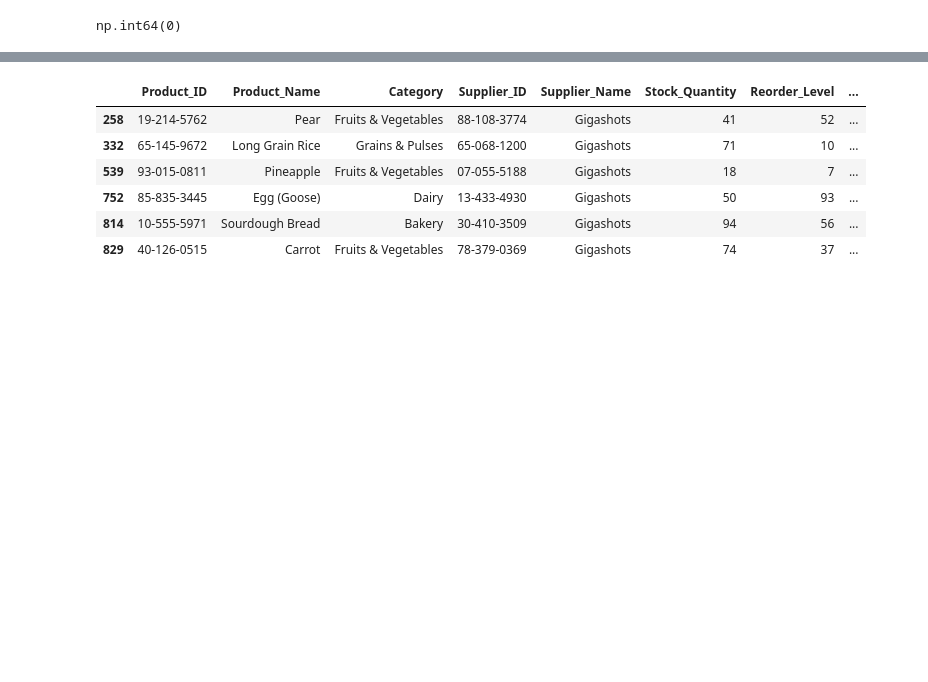
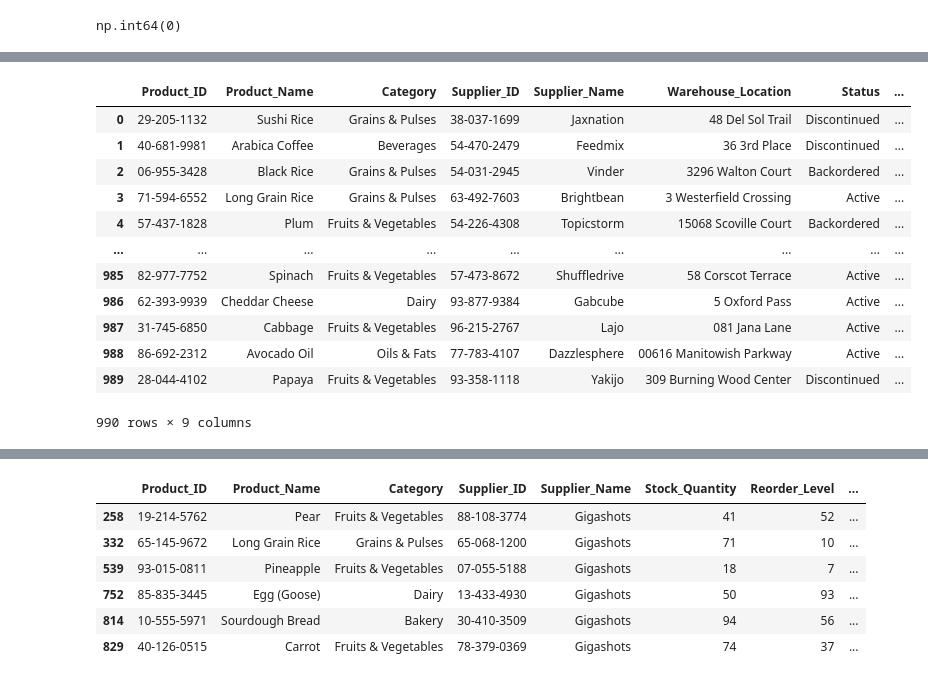
Before and after one commit to rbalbinotti/smart-supply-chain-ai, a Jupyter notebook: notebooks/01-mod_demand_inventory.ipynb, the cells around one changed output, grey strips where cells are left out. Cells and saved outputs as stored; diff of their text form; code cells hidden in the pictures; blank space fills up the shorter version.

```diff
--- a/notebooks/01-mod_demand_inventory.ipynb
+++ b/notebooks/01-mod_demand_inventory.ipynb
@@ -299,0 +423,6 @@ Name: Product_ID, dtype: int64
+# %%
+# calculate Total Values
+column_inventory.update({'Stock_Value': 'The total monetary value of the current stock (Stock Quantity * Unit Price).',
+                         'Reorder_Value': 'The total monetary value of the reorder quantity (Reorder Quantity * Unit Price).'})
+df['Stock_Value'] = (df['Stock_Quantity'] * df['Unit_Price'])
+df['Reorder_Value'] = (df['Reorder_Quantity'] * df['Unit_Price'])
@@ -299,0 +443,9 @@ Name: Product_ID, dtype: int64
+# %%
+# create Stock Percent Total Value
+df['Stock_Value(%)'] = (df['Stock_Value'] / (df['Stock_Value'].sum())) * 100
+
+# create Reorder Percent Total Value
+df['Reorder_Value(%)'] =  (df['Reorder_Value'] / (df['Reorder_Value'].sum())) * 100
+
+# Lead Time in days
+df['LeadTime(days)'] = (df['Date_Received'] - df['Last_Order_Date']).dt.days
@@ -299,0 +458,3 @@ Name: Product_ID, dtype: int64
+# %%
+# Expiration Date in days
+df['Days_For_Expiration'] = (df['Expiration_Date'] - df['Date_Received']).dt.days
@@ -299,0 +463,3 @@ Name: Product_ID, dtype: int64
+# %%
+df['Expiration_Status'] = np.where(df['Days_For_Expiration'] < 0, 'Expired',
+         np.where(df['Days_For_Expiration'] < 30, 'Nearing', 'Safe'))
@@ -299,0 +485,16 @@ Name: Product_ID, dtype: int64
+# %%
+df.select_dtypes(['category', 'object'])
+# %% [output]
+|  | Product_ID | Product_Name | Category | Supplier_ID | Supplier_Name | Warehouse_Location | Status | ... |
+| 0 | 29-205-1132 | Sushi Rice | Grains & Pulses | 38-037-1699 | Jaxnation | 48 Del Sol Trail | Discontinued | ... |
+| 1 | 40-681-9981 | Arabica Coffee | Beverages | 54-470-2479 | Feedmix | 36 3rd Place | Discontinued | ... |
+| 2 | 06-955-3428 | Black Rice | Grains & Pulses | 54-031-2945 | Vinder | 3296 Walton Court | Backordered | ... |
+| 3 | 71-594-6552 | Long Grain Rice | Grains & Pulses | 63-492-7603 | Brightbean | 3 Westerfield Crossing | Active | ... |
+| 4 | 57-437-1828 | Plum | Fruits & Vegetables | 54-226-4308 | Topicstorm | 15068 Scoville Court | Backordered | ... |
+| ... | ... | ... | ... | ... | ... | ... | ... | ... |
+| 985 | 82-977-7752 | Spinach | Fruits & Vegetables | 57-473-8672 | Shuffledrive | 58 Corscot Terrace | Active | ... |
+| 986 | 62-393-9939 | Cheddar Cheese | Dairy | 93-877-9384 | Gabcube | 5 Oxford Pass | Active | ... |
+| 987 | 31-745-6850 | Cabbage | Fruits & Vegetables | 96-215-2767 | Lajo | 081 Jana Lane | Active | ... |
+| 988 | 86-692-2312 | Avocado Oil | Oils & Fats | 77-783-4107 | Dazzlesphere | 00616 Manitowish Parkway | Active | ... |
+| 989 | 28-044-4102 | Papaya | Fruits & Vegetables | 93-358-1118 | Yakijo | 309 Burning Wood Center | Discontinued | ... |
+990 rows × 9 columns
```
Also changed, not shown: parts of 95 cells of this notebook.
